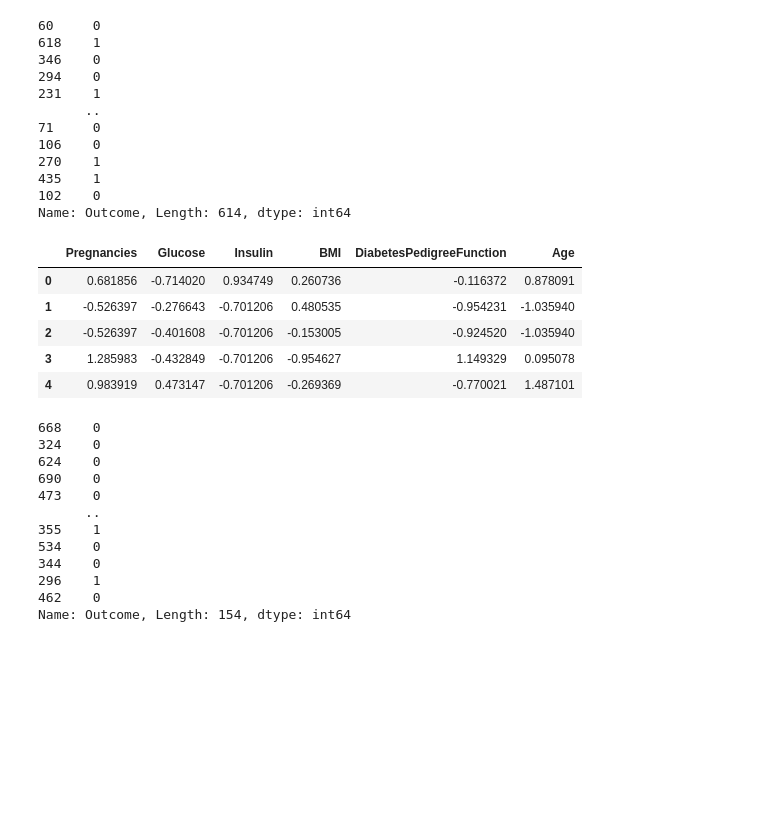
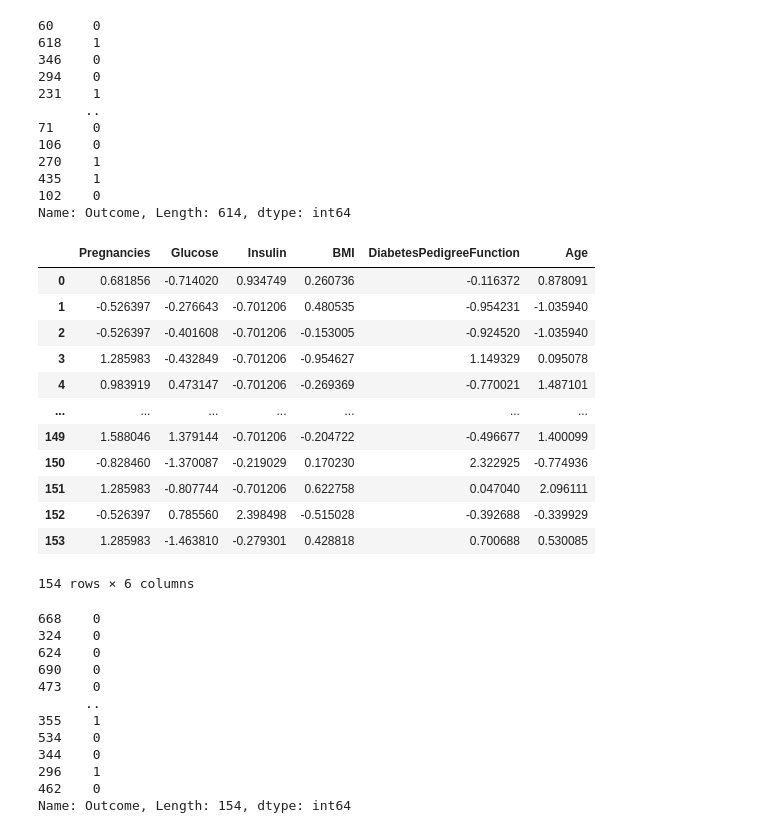
Before and after one commit to Jorge3127/Proyecto-arbol-de-decision-Jorge3127, a Jupyter notebook: src/explore.ipynb, the cells around one changed output. Saved outputs shown, nothing was run; the diff lists cells and outputs as text; code cells hidden in the pictures; blank space fills up the shorter version.

```diff
--- a/src/explore.ipynb
+++ b/src/explore.ipynb
@@ -419,14 +426,21 @@ y_train
 102    0
 Name: Outcome, Length: 614, dtype: int64
 # %%
-X_test_sel.head()
+X_test_sel
 # %% [output]
 |  | Pregnancies | Glucose | Insulin | BMI | DiabetesPedigreeFunction | Age |
 | 0 | 0.681856 | -0.714020 | 0.934749 | 0.260736 | -0.116372 | 0.878091 |
 | 1 | -0.526397 | -0.276643 | -0.701206 | 0.480535 | -0.954231 | -1.035940 |
 | 2 | -0.526397 | -0.401608 | -0.701206 | -0.153005 | -0.924520 | -1.035940 |
 | 3 | 1.285983 | -0.432849 | -0.701206 | -0.954627 | 1.149329 | 0.095078 |
 | 4 | 0.983919 | 0.473147 | -0.701206 | -0.269369 | -0.770021 | 1.487101 |
+| ... | ... | ... | ... | ... | ... | ... |
+| 149 | 1.588046 | 1.379144 | -0.701206 | -0.204722 | -0.496677 | 1.400099 |
+| 150 | -0.828460 | -1.370087 | -0.219029 | 0.170230 | 2.322925 | -0.774936 |
+| 151 | 1.285983 | -0.807744 | -0.701206 | 0.622758 | 0.047040 | 2.096111 |
+| 152 | -0.526397 | 0.785560 | 2.398498 | -0.515028 | -0.392688 | -0.339929 |
+| 153 | 1.285983 | -1.463810 | -0.279301 | 0.428818 | 0.700688 | 0.530085 |
+154 rows × 6 columns
 # %%
 y_test
 # %% [output]
```
Also changed, not shown: parts of 4 cells of this notebook, 2 other files.
